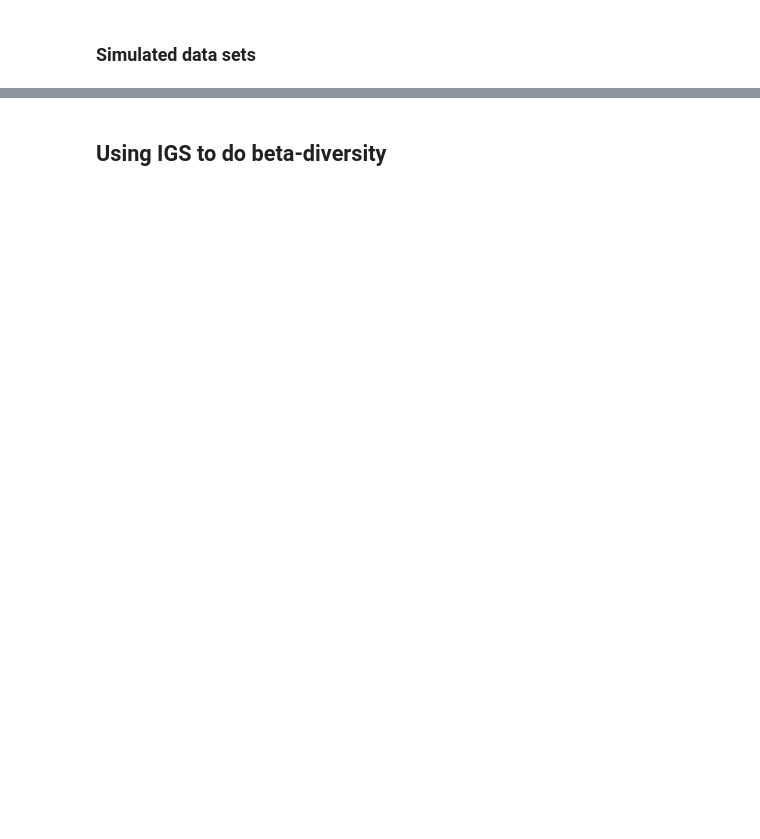
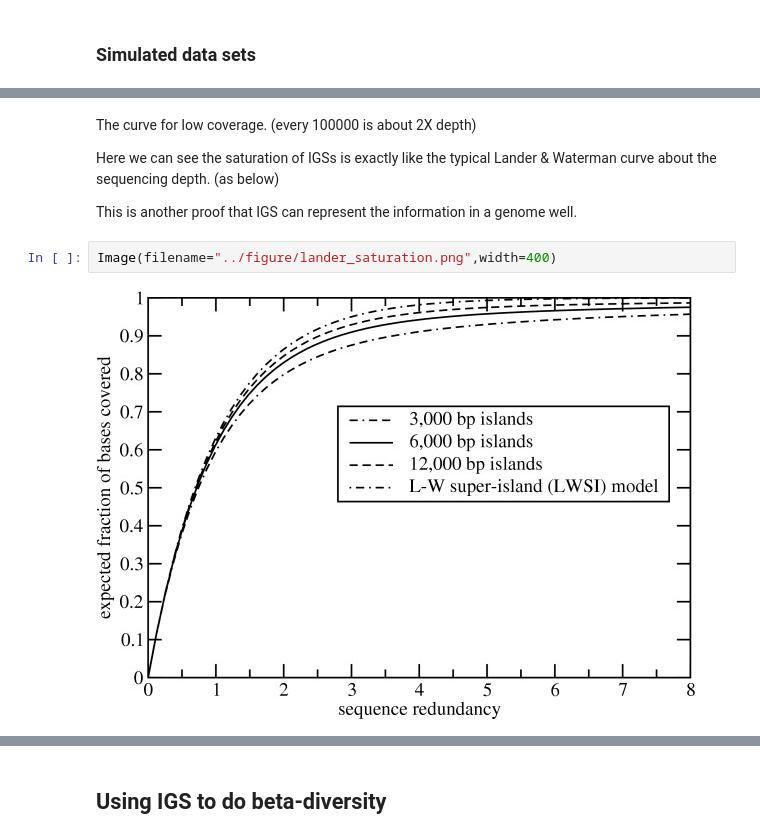
Before and after one commit to qingpeng/2013-diversity, a Jupyter notebook: notebook/2013-diversity-summary.ipynb, the cells around one changed output, grey strips where cells are left out. Drawn from its saved outputs; the diff is of its cells as text; blank space fills up the shorter version.

```diff
--- a/notebook/2013-diversity-summary.ipynb
+++ b/notebook/2013-diversity-summary.ipynb
@@ -108,0 +184,10 @@ Figure: IGSs are the segments with specific length on genome that do not share a
+# %% [markdown]
+The curve for low coverage. (every 100000 is about 2X depth)
+
+Here we can see the saturation of IGSs is exactly like the typical Lander & Waterman curve about the sequencing depth. (as below)
+
+This is another proof that IGS can represent the information in a genome well.
+# %%
+Image(filename="../figure/lander_saturation.png",width=400)
+# %% [output]
+[figure, added]
```
Also changed, not shown: parts of 61 cells of this notebook, 24 other files.
